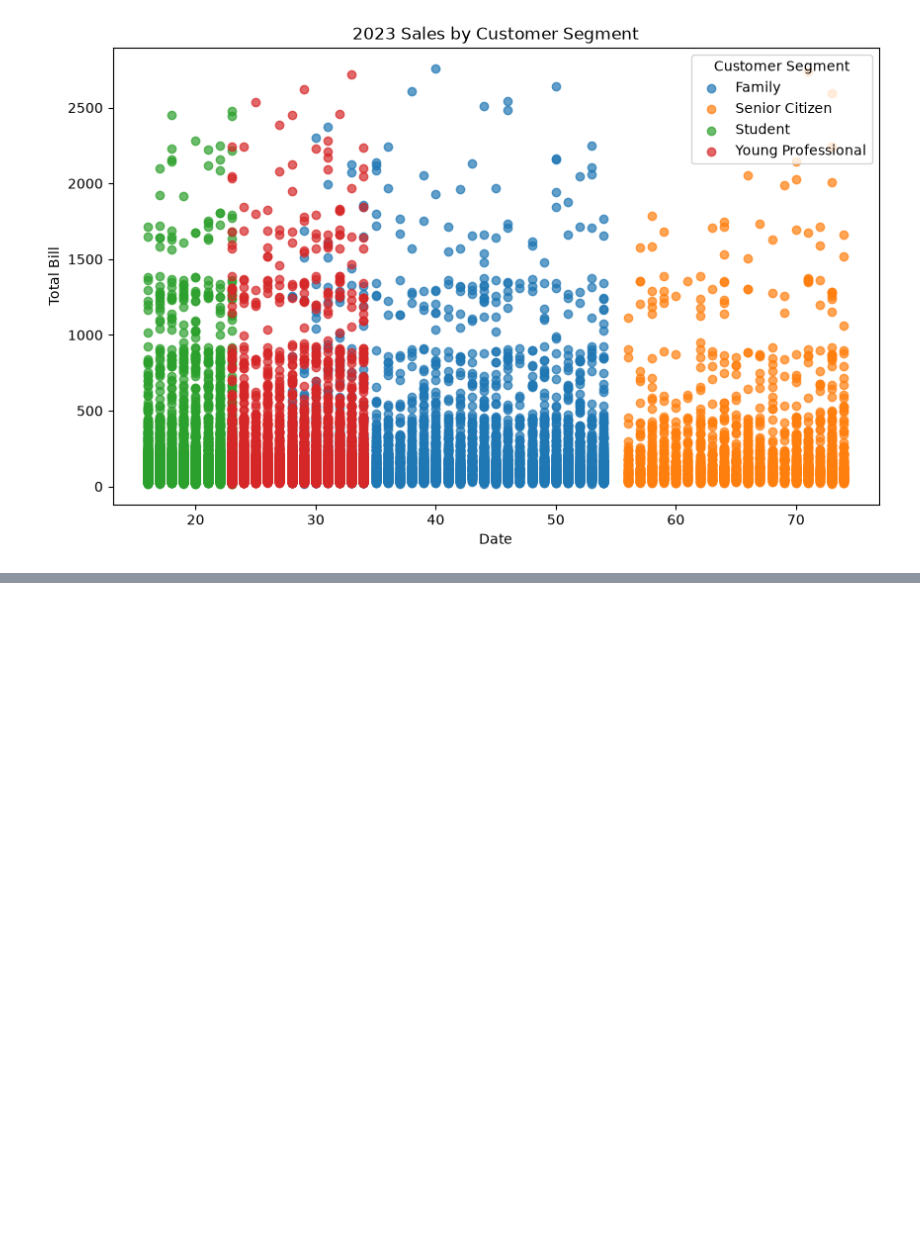
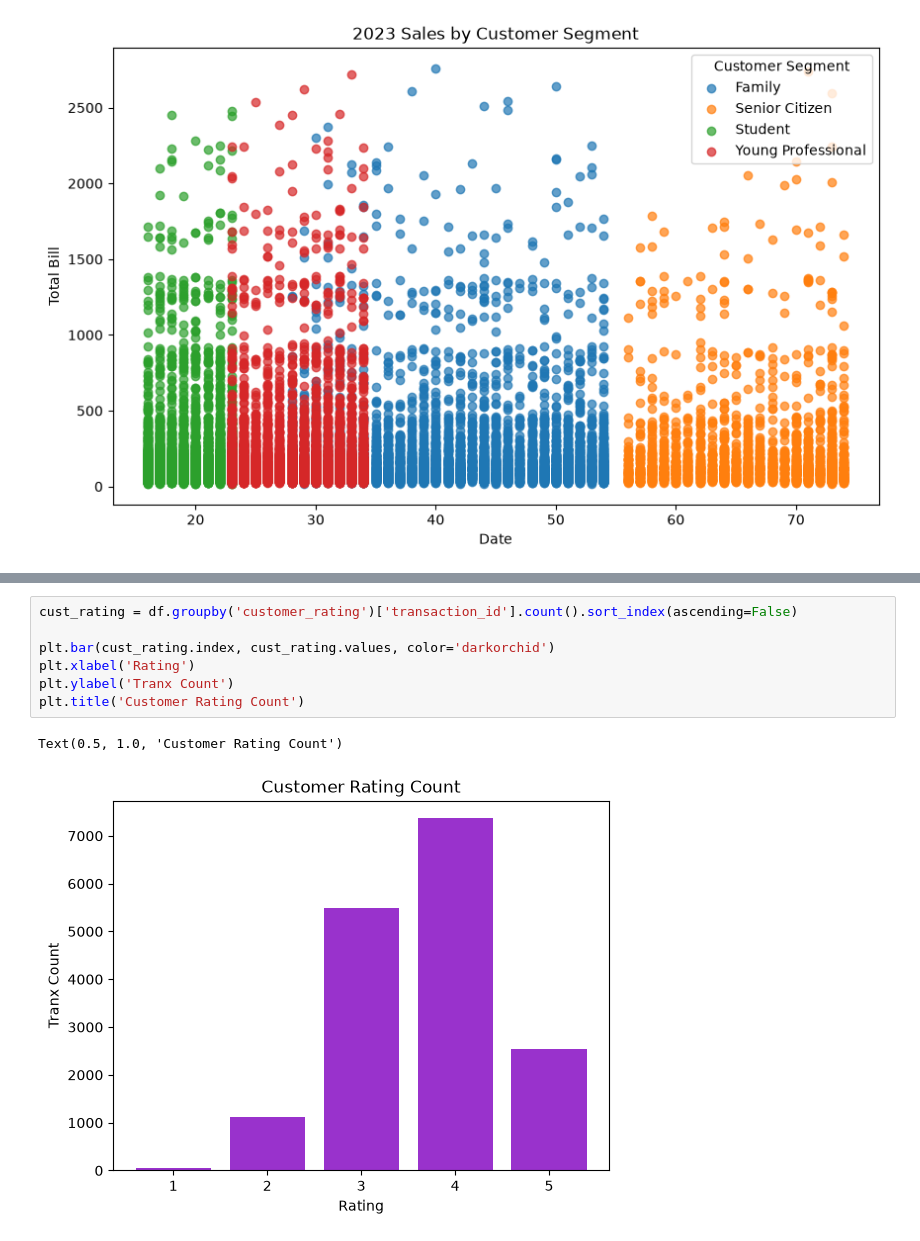
Before and after one commit to Gantz23/bakery, a Jupyter notebook: main.ipynb, the cells around one changed output, grey strips where cells are left out. Drawn from its saved outputs; the diff is of its cells as text; blank space fills up the shorter version.

Commit message:
cust rating vs tranx cnt

```diff
--- a/main.ipynb
+++ b/main.ipynb
@@ -147,3 +147,13 @@ plt.title('Transaction Count by Promotion Type')
 plt.show()
 # %% [output]
 [figure]
+# %%
+cust_rating = df.groupby('customer_rating')['transaction_id'].count().sort_index(ascending=False)
+
+plt.bar(cust_rating.index, cust_rating.values, color='darkorchid')
+plt.xlabel('Rating')
+plt.ylabel('Tranx Count')
+plt.title('Customer Rating Count')
+# %% [output]
+Text(0.5, 1.0, 'Customer Rating Count')
+[figure, added]
```
Also changed, not shown: parts of 1 cell of this notebook.
